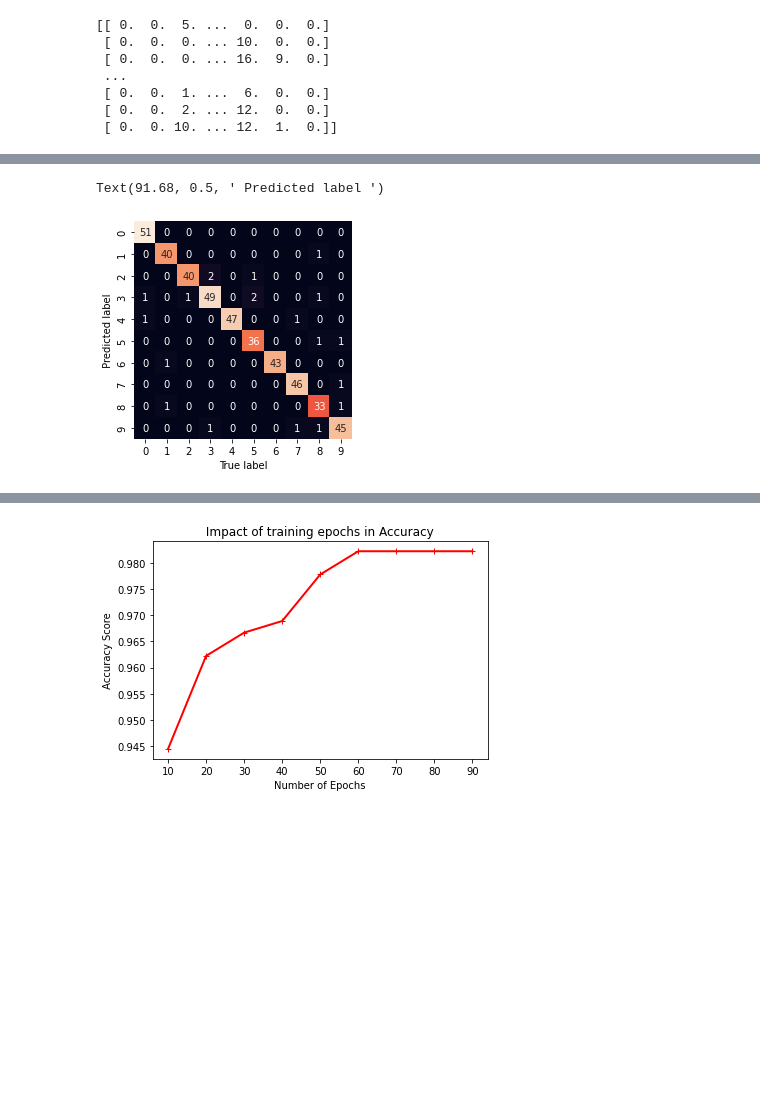
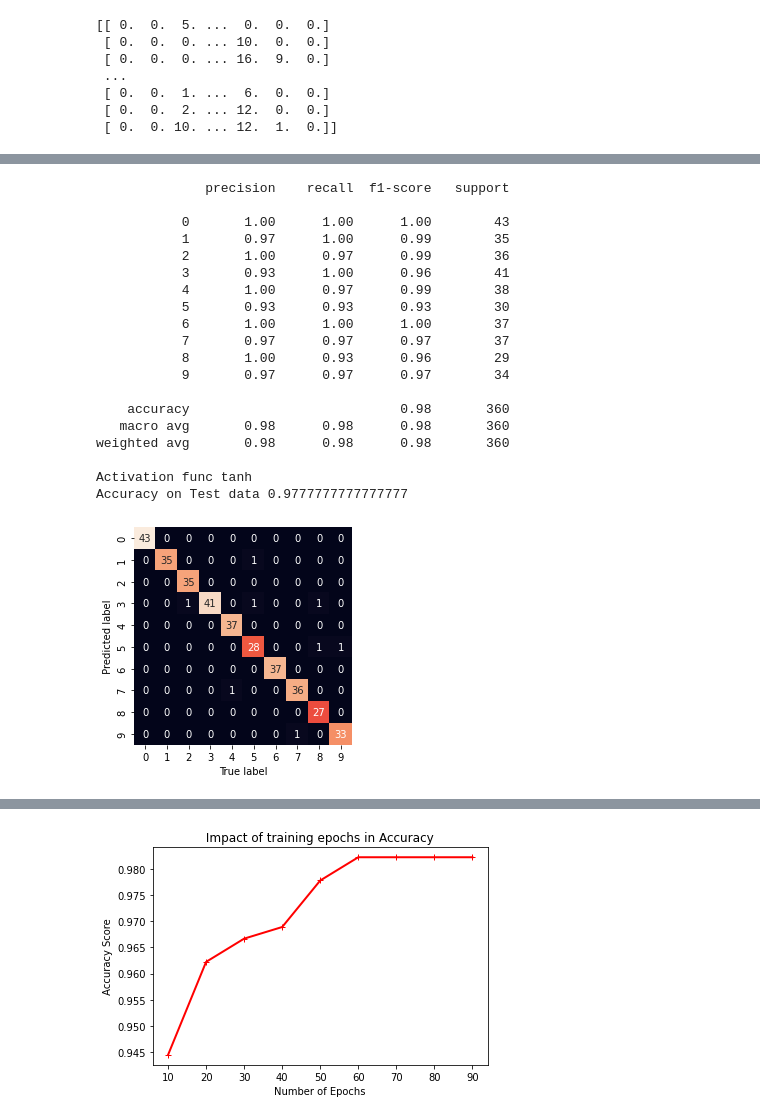
Before and after one commit to SachinSharma6174/neural_network, a Jupyter notebook: MultilayerPerceptron.ipynb, the cells around one changed output, grey strips where cells are left out. Drawn from its saved outputs; the diff is of its cells as text; code cells hidden in the pictures; blank space fills up the shorter version.

Commit message:
perceptron with multiple hidden layers

```diff
--- a/MultilayerPerceptron.ipynb
+++ b/MultilayerPerceptron.ipynb
@@ -70,4 +87,0 @@ Accuracy on Test data 0.9555555555555556
-# %%
-from sklearn import metrics
-y_predicted = perceptron2.predict(X_test_std)
-print(metrics.classification_report(y_test,y_predicted))
@@ -91,14 +88,20 @@ weighted avg       0.96      0.96      0.96       450
 # %%
-# Confusion Metrics
+#  Generic Class for Confusion Metrics plotting and Output Accuracy and activations.
 from sklearn.metrics import confusion_matrix
 import seaborn as sns
 import matplotlib.pyplot as plt
+from sklearn import metrics
+from typing import cast
 
+class ConfusionMatrixAndAccuracyMetrics():
+  def __init__(self) -> None:
+      pass
+  def confusionMatrixAndAccuracyPlot(self ,y_test, y_predicted, activation,score):
+    print(metrics.classification_report(y_test,y_predicted))
+    print("Activation func {}".format(perceptron2.activation))
+    print("Accuracy on Test data {}".format(score))
 
-mat = confusion_matrix(y_test, y_predicted)
-sns.heatmap(mat.T, square = True, annot = True , fmt = 'd', cbar = False)
-plt.xlabel('True label')
-plt.ylabel(' Predicted label ')
+    mat = confusion_matrix(y_test, y_predicted)
+    sns.heatmap(mat.T, square = True, annot = True , fmt = 'd', cbar = False)
+    plt.xlabel('True label')
+    plt.ylabel(' Predicted label ')
-# %% [output]
-Text(91.68, 0.5, ' Predicted label ')
-[figure, removed]
@@ -104,0 +132,43 @@ Text(91.68, 0.5, ' Predicted label ')
+# %%
+# perceptron1 Accuracy and confusion Matrix
+class PerceptronPrediction():
+  def __init__(self) -> None:
+      pass
+  def predict(self, perceptron):
+    perceptron.fit(X_train_std, y_train)
+    score = perceptron.score(X_test_std,y_test)
+    y_predicted = perceptron.predict(X_test_std)
+    cfm = ConfusionMatrixAndAccuracyMetrics()
+    cfm.confusionMatrixAndAccuracyPlot(y_test, y_predicted, perceptron.activation, score)
+
+
+
+# perceptron1.fit(X_train_std, y_train)
+# score = perceptron1.score(X_test_std,y_test)
+# y_predicted = perceptron1.predict(X_test_std)
+# cfm = ConfusionMatrixAndAccuracyMetrics()
+# cfm.confusionMatrixAndAccuracyPlot(y_test, y_predicted,perceptron1.activation, score)
+# %%
+predictor = PerceptronPrediction()
+predictor.predict(perceptron1)
+# %% [output]
+              precision    recall  f1-score   support
+
+           0       1.00      1.00      1.00        43
+           1       0.97      1.00      0.99        35
+           2       1.00      0.97      0.99        36
+           3       0.93      1.00      0.96        41
+           4       1.00      0.97      0.99        38
+           5       0.93      0.93      0.93        30
+           6       1.00      1.00      1.00        37
+           7       0.97      0.97      0.97        37
+           8       1.00      0.93      0.96        29
+           9       0.97      0.97      0.97        34
+
+    accuracy                           0.98       360
+   macro avg       0.98      0.98      0.98       360
+weighted avg       0.98      0.98      0.98       360
+
+Activation func tanh
+Accuracy on Test data 0.9777777777777777
+[figure, added]
```
Also changed, not shown: parts of 8 cells of this notebook.
